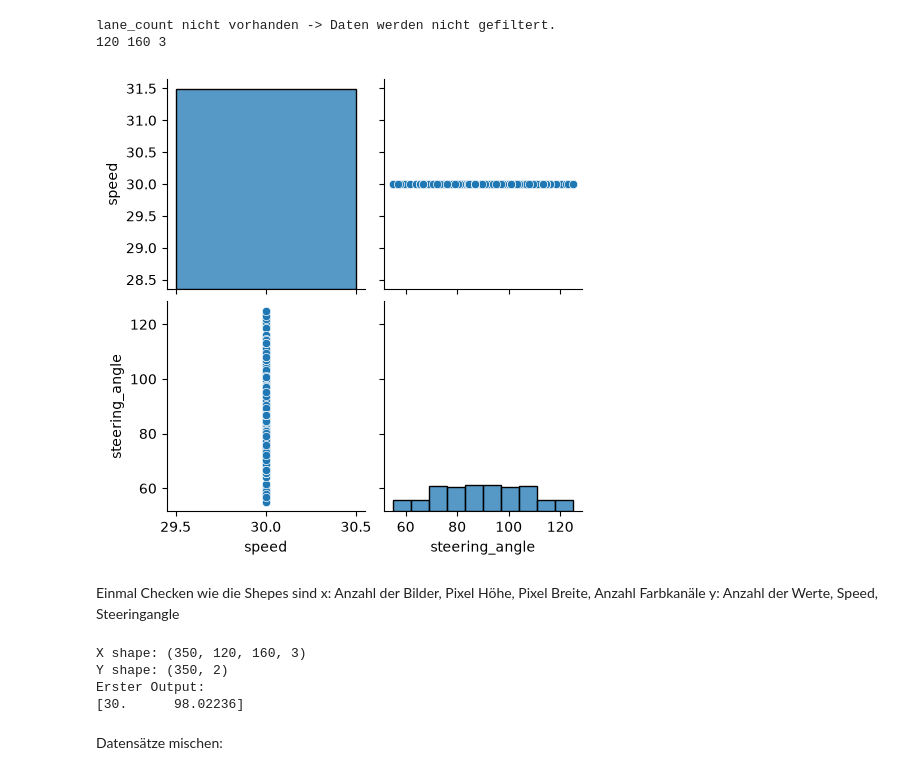
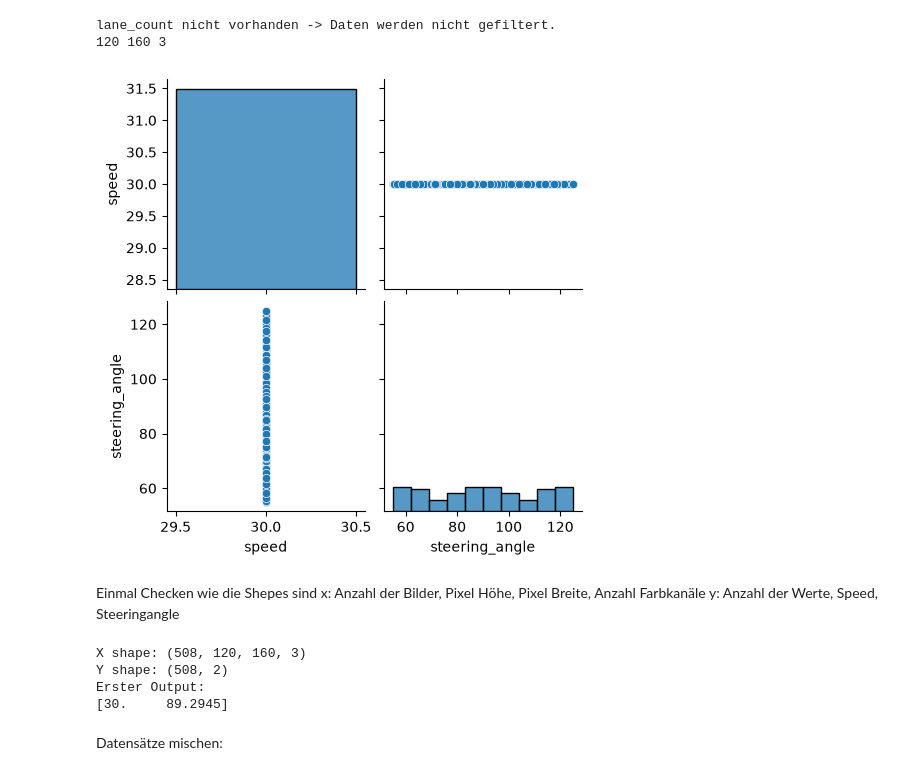
Before and after one commit to dake84/camp2code-team-polo, a Jupyter notebook: Aufbau_Neuronales_SetUp.ipynb, the cells around one changed output. Saved outputs shown, nothing was run; the diff lists cells and outputs as text; code cells hidden in the pictures.

```diff
--- a/Aufbau_Neuronales_SetUp.ipynb
+++ b/Aufbau_Neuronales_SetUp.ipynb
@@ -15,7 +15,7 @@ from tensorflow.keras import Sequential
 from tensorflow.keras.layers import Input, Rescaling, Conv2D, Flatten, Dropout, Dense
 
 def import_data(data_path=Path('Data_AI'),
-                sub_folder_list=['2026-10-26_13-38-11'],
+                sub_folder_list=['2026-10-26_14-03-39'],
                 image_height=120,
                 image_width=160,
                 lane_filter=True):
@@ -63,35 +63,35 @@ def import_data(data_path=Path('Data_AI'),
         Y_arr = data[['speed', 'steering_angle']].to_numpy(dtype=np.float32)
 
         Y_flipped = Y_arr.copy()
         Y_flipped[:, 1] = 180 - Y_flipped[:, 1]
 
         X.append(X_arr)
         X.append(X_flipped)
 
         Y.append(Y_arr)
         Y.append(Y_flipped)
 
     X = np.concatenate(X, axis=0)
     Y = np.concatenate(Y, axis=0)
 
     return X, Y, h, b, d
 
 # Pfad zu den Daten
 data_path = Path('Data_AI')
-sub_folder = ["2026-10-26_13-38-11"]
+sub_folder = ["2026-10-27_14-03-39"]
 
 # Daten einlesen
 X, Y, fig_heigt, fig_width, fig_dim = import_data(data_path = data_path, sub_folder_list = sub_folder)
 
 # DataFrame für Pandas
 data = pd.DataFrame(Y,columns=['speed', 'steering_angle'])
 # Visualisierung
 sns.pairplot(data=data[['speed', 'steering_angle']])
 plt.show()
 # %% [output]
 lane_count nicht vorhanden -> Daten werden nicht gefiltert.
 120 160 3
-[figure, old version]
+[figure, new version]
 # %% [markdown]
 Einmal Checken wie die Shepes sind
 x: Anzahl der Bilder, Pixel Höhe, Pixel Breite, Anzahl Farbkanäle
@@ -103,10 +103,10 @@ print('Y shape:', Y.shape)
 print('Erster Output:')
 print(Y[0])
 # %% [output]
-X shape: (350, 120, 160, 3)
-Y shape: (350, 2)
+X shape: (508, 120, 160, 3)
+Y shape: (508, 2)
 Erster Output:
-[30.      98.02236]
+[30.     89.2945]
 # %% [markdown]
 Datensätze mischen:
 # %%
```
Also changed, not shown: parts of 5 cells of this notebook, 3 other files.
